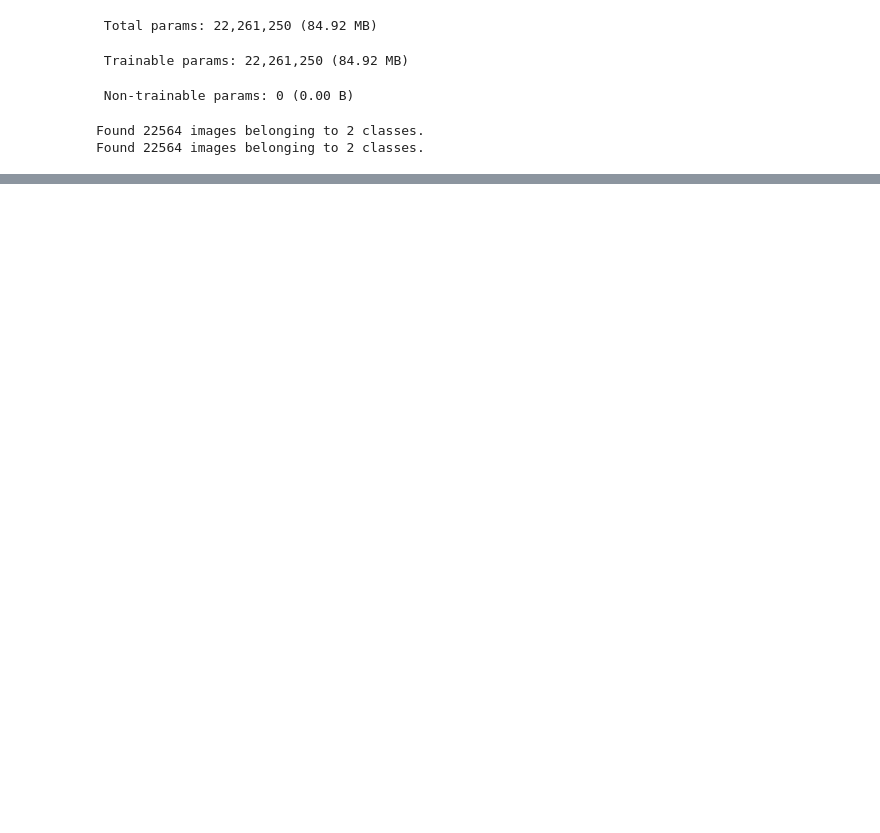
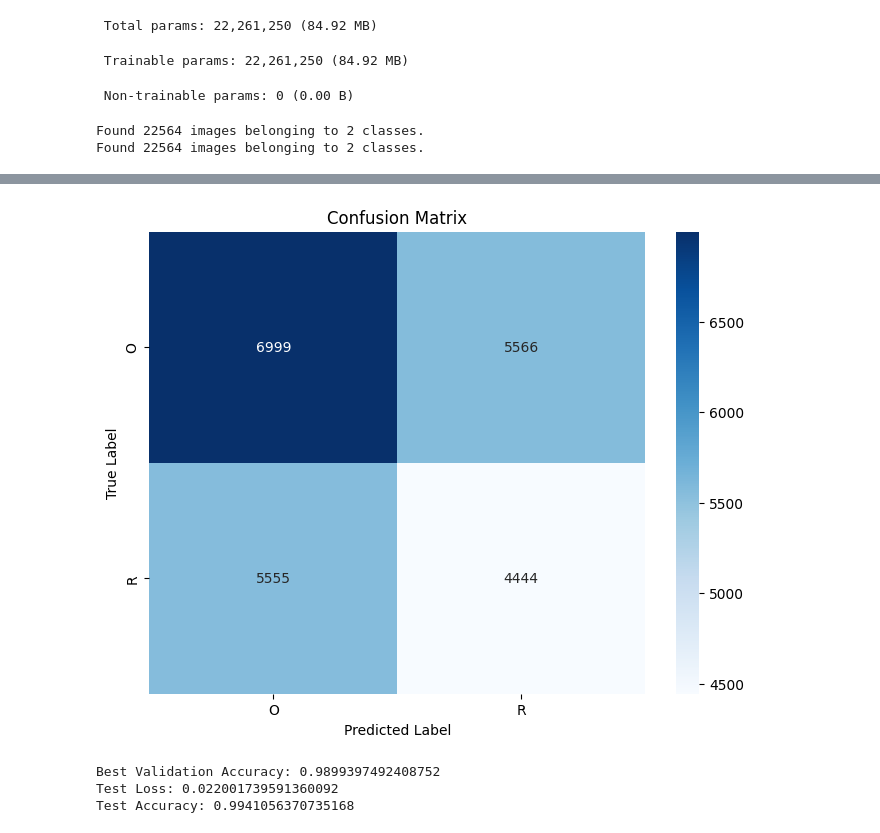
Before and after one commit to lohi-cell/Waste-Classification, a Jupyter notebook: week2.ipynb, the cells around one changed output, grey strips where cells are left out. Drawn from its saved outputs; the diff is of its cells as text; code cells hidden in the pictures; blank space fills up the shorter version.

```diff
--- a/week2.ipynb
+++ b/week2.ipynb
@@ -207,0 +264,20 @@ Epoch 10/10
+# %%
+from sklearn.metrics import confusion_matrix
+import seaborn as sns # Fixed indentation
+
+# Assuming you have your test data in test_generator
+y_pred = model.predict(test_generator)
+y_pred_classes = np.argmax(y_pred, axis=1)
+y_true = test_generator.classes  # Get true labels from the generator
+
+cm = confusion_matrix(y_true, y_pred_classes)
+
+plt.figure(figsize=(8, 6))
+sns.heatmap(cm, annot=True, fmt='d', cmap='Blues',
+            xticklabels=test_generator.class_indices,
+            yticklabels=test_generator.class_indices)
+plt.title('Confusion Matrix')
+plt.xlabel('Predicted Label')
+plt.ylabel('True Label')
+plt.show()
+# %% [output]
@@ -207,0 +285,13 @@ Epoch 10/10
+[figure, added]
+# %%
+# Assuming 'hist' is the history object returned by model.fit
+best_accuracy = max(hist.history['val_accuracy'])
+print(f"Best Validation Accuracy: {best_accuracy}")
+
+loss, accuracy = model.evaluate(test_generator, verbose=0)
+print(f"Test Loss: {loss}")
+print(f"Test Accuracy: {accuracy}")
+# %% [output]
+Best Validation Accuracy: 0.9899397492408752
+Test Loss: 0.022001739591360092
+Test Accuracy: 0.9941056370735168
```
Also changed, not shown: parts of 26 cells of this notebook.
